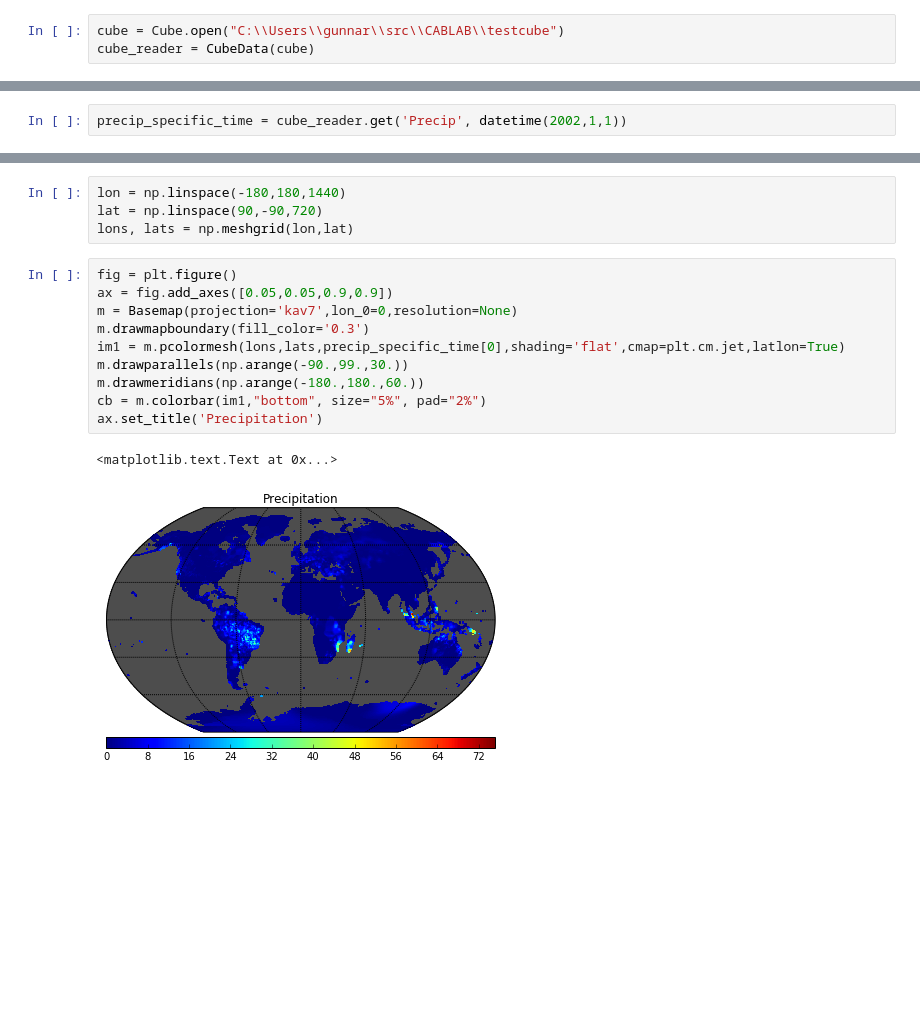
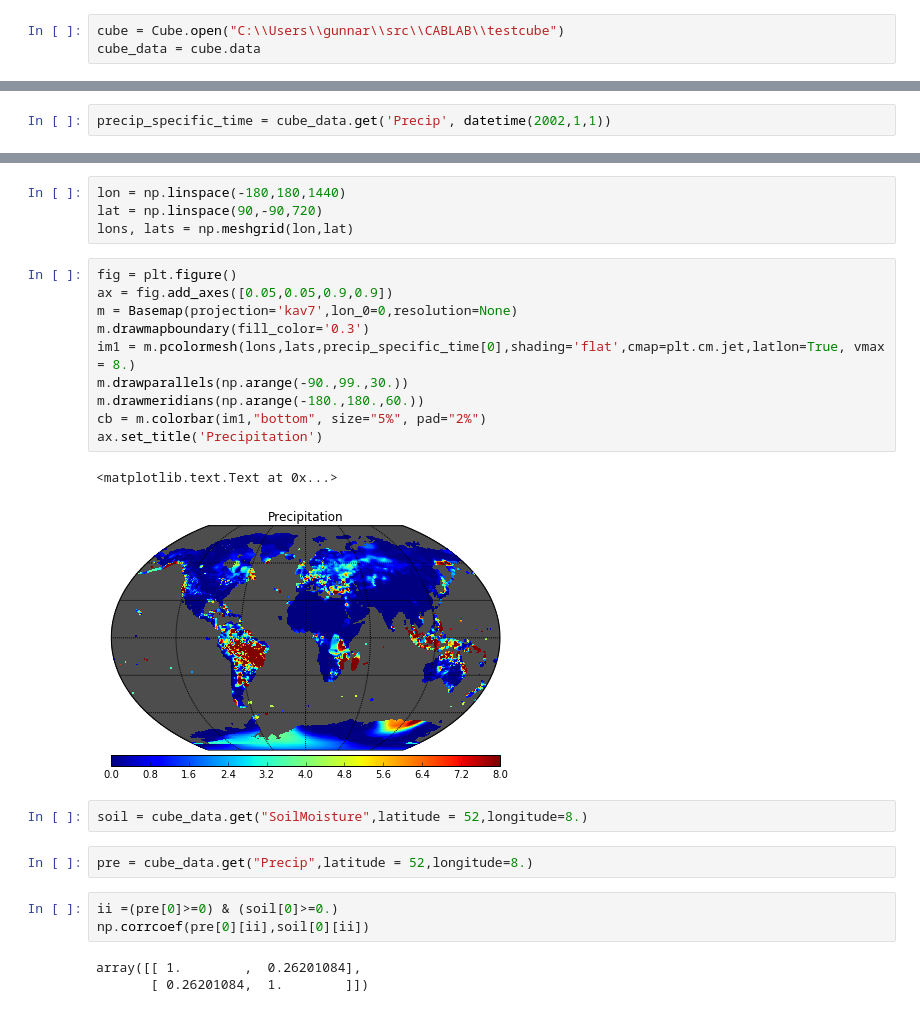
Before and after one commit to esa-esdl/esdl-shared, a Jupyter notebook: notebooks/Cab-Lab demo_basemap.ipynb, the cells around one changed output, grey strips where cells are left out. Cells and saved outputs as stored; diff of their text form; blank space fills up the shorter version.

```diff
--- a/notebooks/Cab-Lab demo_basemap.ipynb
+++ b/notebooks/Cab-Lab demo_basemap.ipynb
@@ -10,5 +10,5 @@ from datetime import datetime
 Specify the cube location. This is the directory where "data" directory and "cube.config" file are located.
 # %%
 cube = Cube.open("C:\\Users\\gunnar\\src\\CABLAB\\testcube")
-cube_reader = CubeData(cube)
+cube_data = cube.data
 # %%
@@ -32,4 +37,4 @@ get(variable=None, time=None, latitude=None, longitude=None)
 # %% [markdown]
 ##### Get complete geo-location at a specific time
 # %%
-precip_specific_time = cube_reader.get('Precip', datetime(2002,1,1))
+precip_specific_time = cube_data.get('Precip', datetime(2002,1,1))
@@ -70,13 +79,23 @@ lons, lats = np.meshgrid(lon,lat)
 # %%
 fig = plt.figure()
 ax = fig.add_axes([0.05,0.05,0.9,0.9])
 m = Basemap(projection='kav7',lon_0=0,resolution=None)
 m.drawmapboundary(fill_color='0.3')
-im1 = m.pcolormesh(lons,lats,precip_specific_time[0],shading='flat',cmap=plt.cm.jet,latlon=True)
+im1 = m.pcolormesh(lons,lats,precip_specific_time[0],shading='flat',cmap=plt.cm.jet,latlon=True, vmax = 8.)
 m.drawparallels(np.arange(-90.,99.,30.))
 m.drawmeridians(np.arange(-180.,180.,60.))
 cb = m.colorbar(im1,"bottom", size="5%", pad="2%")
 ax.set_title('Precipitation')
 # %% [output]
 <matplotlib.text.Text at 0x...>
-[figure, old version]
+[figure, new version]
+# %%
+soil = cube_data.get("SoilMoisture",latitude = 52,longitude=8.)
+# %%
+pre = cube_data.get("Precip",latitude = 52,longitude=8.)
+# %%
+ii =(pre[0]>=0) & (soil[0]>=0.)
+np.corrcoef(pre[0][ii],soil[0][ii])
+# %% [output]
+array([[ 1.        ,  0.26201084],
+       [ 0.26201084,  1.        ]])
```
Also changed, not shown: parts of 7 cells of this notebook.
